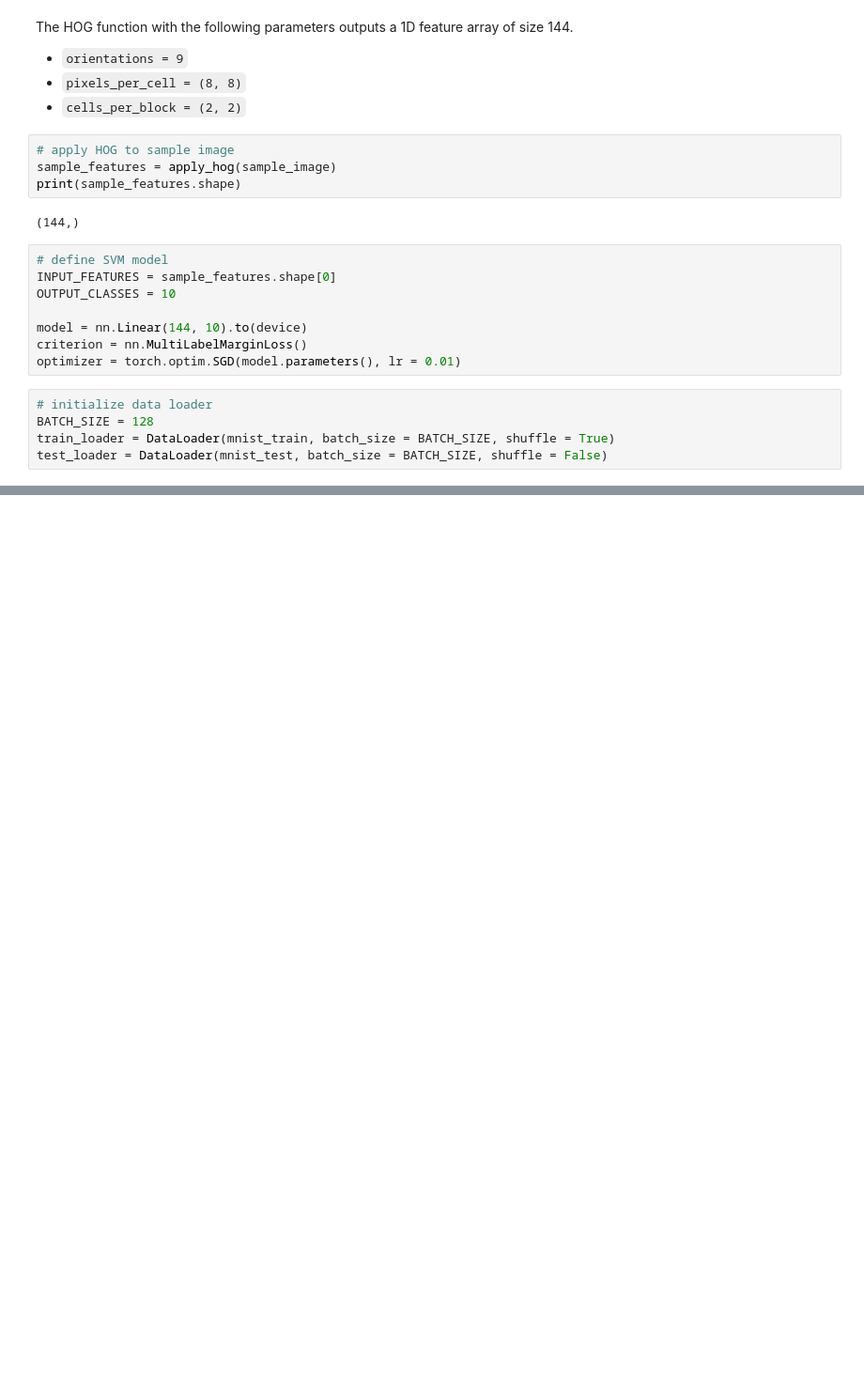
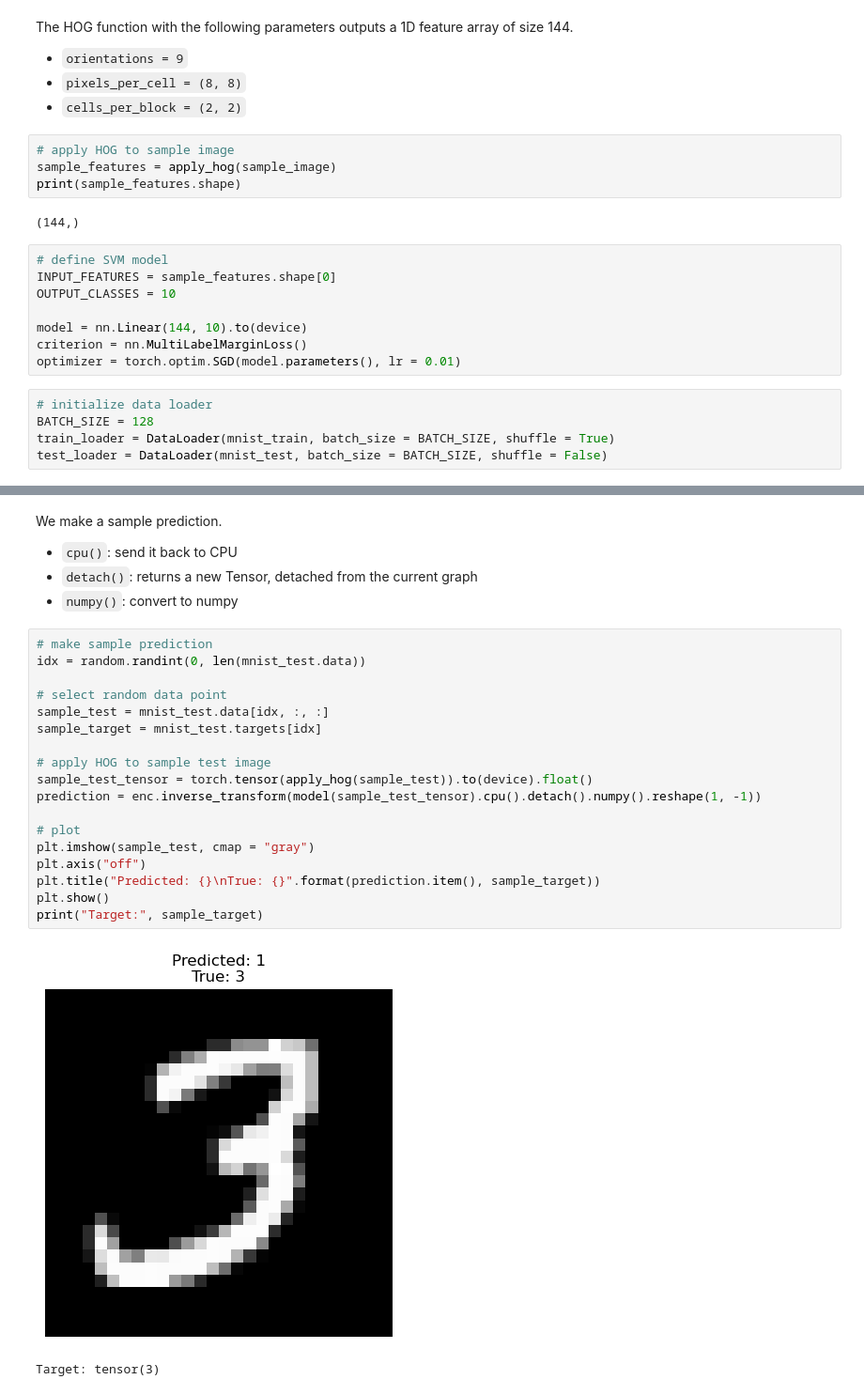
Before and after one commit to fongc123/notes, a Jupyter notebook: src/image processing/hog_mnist_2.ipynb, the cells around one changed output, grey strips where cells are left out. Shown at 94% size. Saved outputs shown, nothing was run; the diff lists cells and outputs as text; blank space fills up the shorter version.

```diff
--- a/src/image processing/hog_mnist_2.ipynb
+++ b/src/image processing/hog_mnist_2.ipynb
@@ -153,0 +165,26 @@ AttributeError: 'Tensor' object has no attribute 'transforms'
+# %% [markdown]
+We make a sample prediction.
+- `cpu()`: send it back to CPU
+- `detach()`: returns a new Tensor, detached from the current graph
+- `numpy()`: convert to numpy
+# %%
+# make sample prediction
+idx = random.randint(0, len(mnist_test.data))
+
+# select random data point
+sample_test = mnist_test.data[idx, :, :]
+sample_target = mnist_test.targets[idx]
+
+# apply HOG to sample test image
+sample_test_tensor = torch.tensor(apply_hog(sample_test)).to(device).float()
+prediction = enc.inverse_transform(model(sample_test_tensor).cpu().detach().numpy().reshape(1, -1))
+
+# plot
+plt.imshow(sample_test, cmap = "gray")
+plt.axis("off")
+plt.title("Predicted: {}\nTrue: {}".format(prediction.item(), sample_target))
+plt.show()
+print("Target:", sample_target)
+# %% [output]
+[figure, added]
+Target: tensor(3)
```
Also changed, not shown: parts of 9 cells of this notebook.
